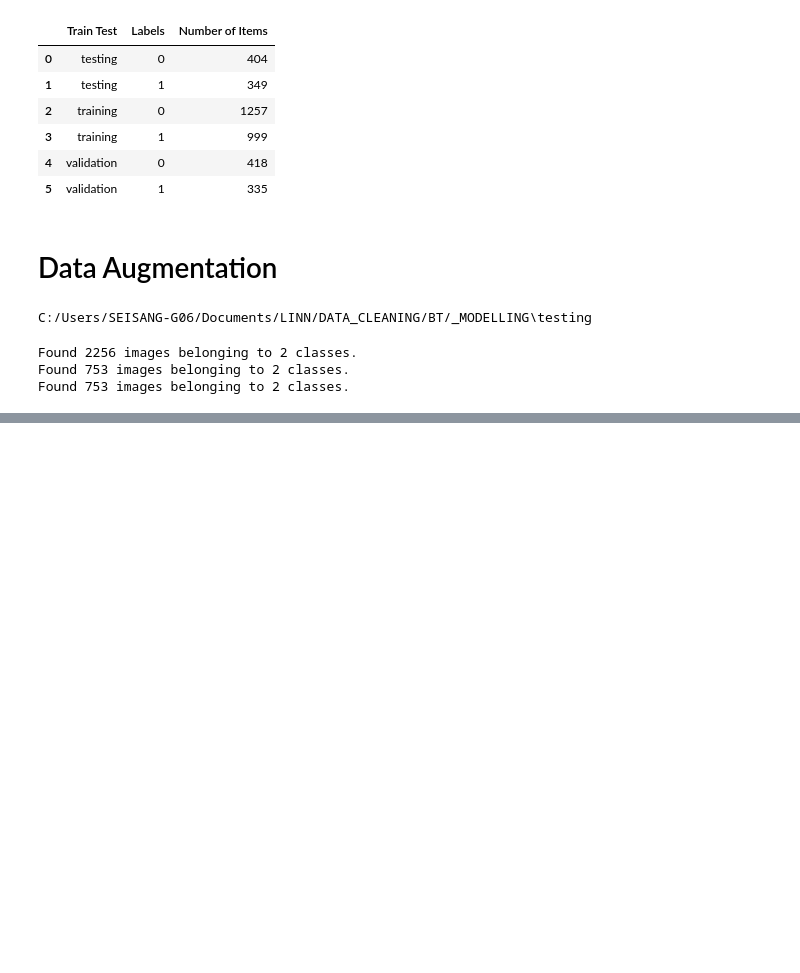
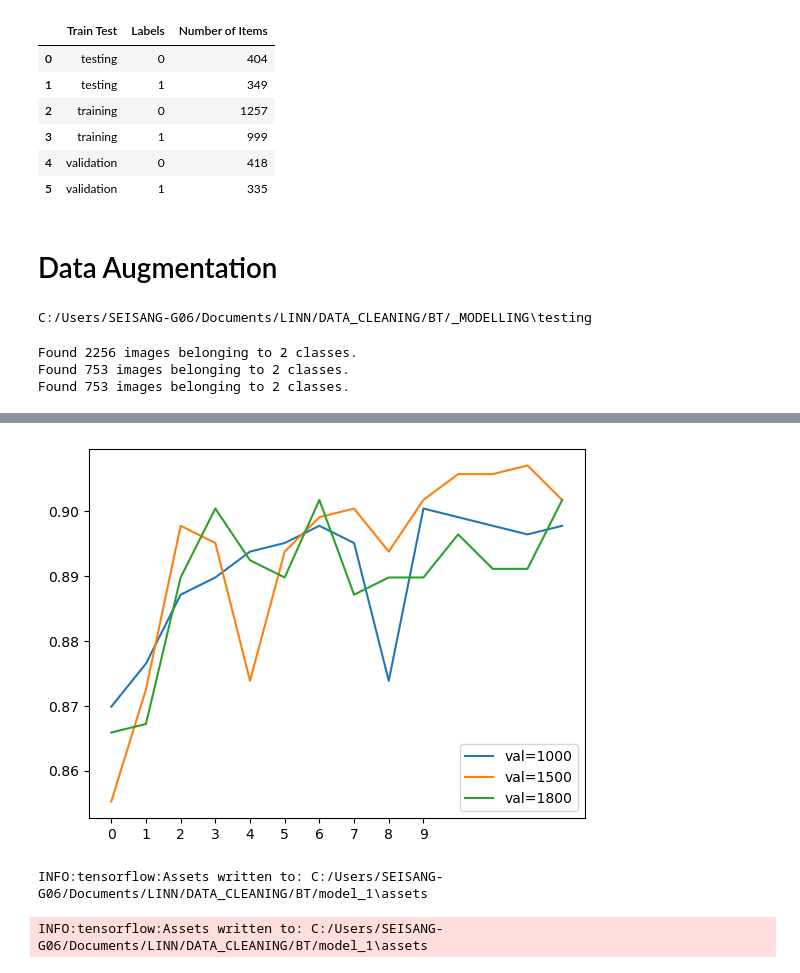
Before and after one commit to 8383XRt/hw, a Jupyter notebook: BWscript.ipynb, the cells around one changed output, grey strips where cells are left out. Saved outputs shown, nothing was run; the diff lists cells and outputs as text; code cells hidden in the pictures; blank space fills up the shorter version.

```diff
--- a/BWscript.ipynb
+++ b/BWscript.ipynb
@@ -268,0 +354,20 @@ Epoch 10/10
+# %%
+def inner_layers(learning_rate=0.0001,size_inner=100):
+
+    model = transfer_learning(last_output,base_model,size_inner=size_inner)
+    callback = tf.keras.callbacks.EarlyStopping(monitor='val_loss',patience=3)
+    model.compile(optimizer = tf.keras.optimizers.Adam(learning_rate=learning_rate),loss='binary_crossentropy',metrics=['accuracy'])
+
+    return model
+# %%
+scores = {}
+for size in [1000,1500,1800]:
+    print(size)
+    model = inner_layers(learning_rate,size_inner= size)
+    history_fine = model.fit(train_generator,epochs=20,
+                             initial_epoch=history.epoch[-1],
+                             validation_data=validation_generator)
+    scores[size] = history_fine.history
+
+    print()
+    print()
@@ -268,0 +392,12 @@ Epoch 10/10
+# %%
+for size,hist in scores.items():
+    plt.plot(hist['val_accuracy'],label=('val=%s'%size))
+plt.xticks(np.arange(10))
+plt.legend();
+# %% [output]
+[figure, added]
+# %%
+model.save('C:/Users/SEISANG-G06/Documents/LINN/DATA_CLEANING/BT/model_1')
+# %% [output]
+INFO:tensorflow:Assets written to: C:/Users/SEISANG-G06/Documents/LINN/DATA_CLEANING/BT/model_1\assets
+INFO:tensorflow:Assets written to: C:/Users/SEISANG-G06/Documents/LINN/DATA_CLEANING/BT/model_1\assets
```
Also changed, not shown: parts of 21 cells of this notebook.
